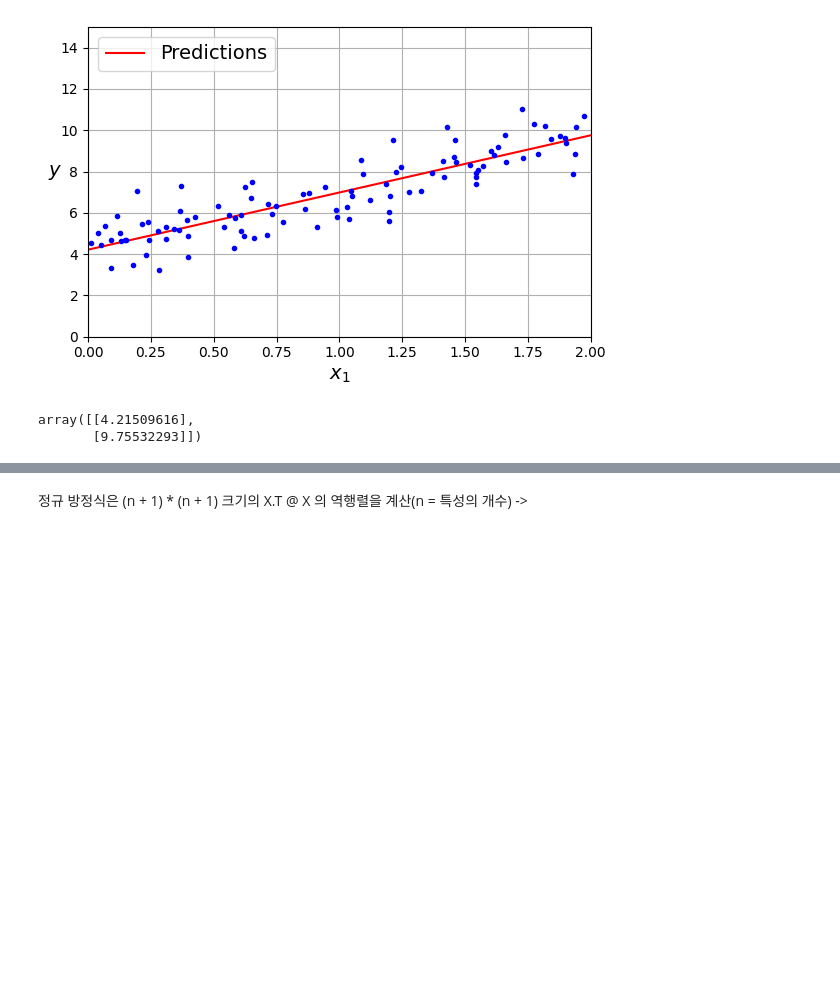
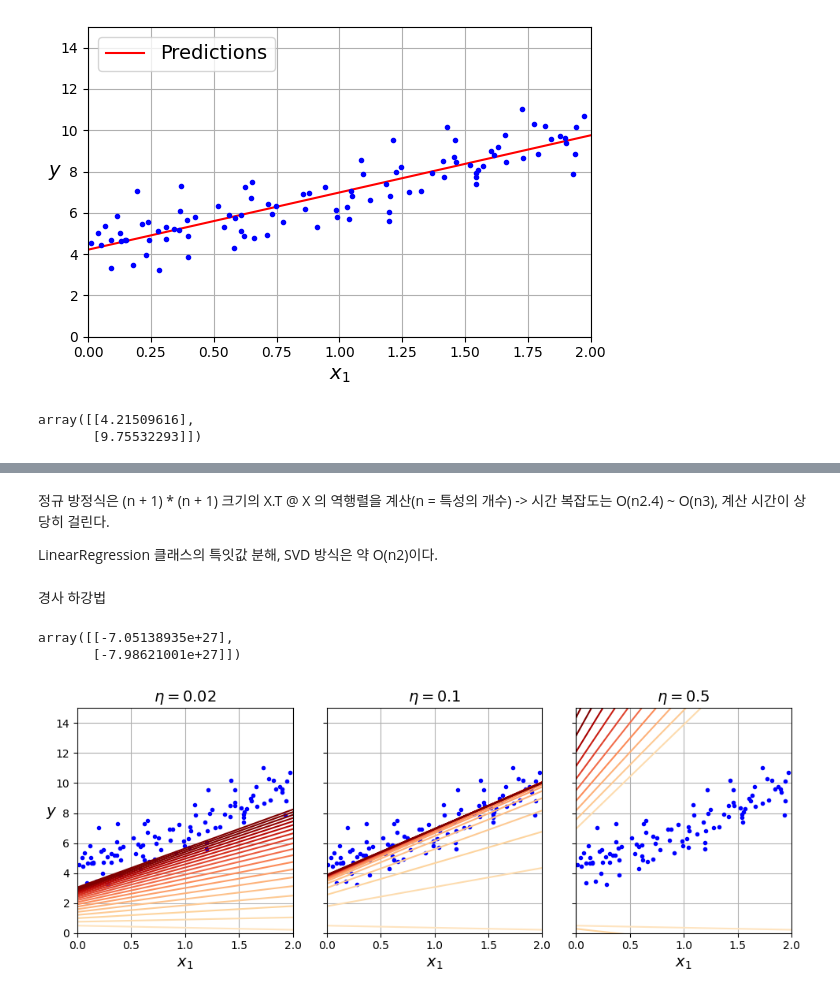
Before and after one commit to jhh0107gsc-hub/study_ml, a Jupyter notebook: 04_training_linear_models.ipynb, the cells around one changed output, grey strips where cells are left out. Saved outputs shown, nothing was run; the diff lists cells and outputs as text; code cells hidden in the pictures; blank space fills up the shorter version.

```diff
--- a/04_training_linear_models.ipynb
+++ b/04_training_linear_models.ipynb
@@ -130,2 +133,73 @@ theta_best_svd
 # %% [markdown]
-정규 방정식은 (n + 1) * (n + 1) 크기의 X.T @ X 의 역행렬을 계산(n = 특성의 개수) ->
+정규 방정식은 (n + 1) * (n + 1) 크기의 X.T @ X 의 역행렬을 계산(n = 특성의 개수) -> 시간 복잡도는 O(n2.4) ~ O(n3), 계산 시간이 상당히 걸린다.
+
+LinearRegression 클래스의 특잇값 분해, SVD 방식은 약 O(n2)이다.
+# %% [markdown]
+경사 하강법
+# %%
+# 각 모델 파라미터에 대해 비용 함수의 기울기를 계산, 즉 각 파라미터에 대해 편도함수를 구한다.
+
+eta = 0.5  # 학습률
+n_epochs = 1000  # 에포크
+m = len(X_b)  # 샘플 개수
+
+np.random.seed(42)
+theta = np.random.randn(2, 1)  # 임의의 파라미터
+
+for epoch in range(n_epochs):
+  gradients = 2/m * X_b.T @ (X_b @ theta - y)
+  theta = theta - eta * gradients
+
+# 졍규 방정식으로 찾은 결과와 같다.
+theta
+# %% [output]
+array([[-7.05138935e+27],
+       [-7.98621001e+27]])
+# %%
+import matplotlib as mpl
+
+def plot_gradient_descent(theta, eta):
+    m = len(X_b)
+    plt.plot(X, y, "b.")
+    n_epochs = 1000
+    n_shown = 20
+    theta_path = []
+    for epoch in range(n_epochs):
+        if epoch < n_shown:
+            y_predict = X_new_b @ theta
+            color = mpl.colors.rgb2hex(plt.cm.OrRd(epoch / n_shown + 0.15))
+            plt.plot(X_new, y_predict, linestyle="solid", color=color)
+        gradients = 2 / m * X_b.T @ (X_b @ theta - y)
+        theta = theta - eta * gradients
+        theta_path.append(theta)
+    plt.xlabel("$x_1$")
+    plt.axis([0, 2, 0, 15])
+    plt.grid()
+    plt.title(fr"$\eta = {eta}$")
+    return theta_path
+
+np.random.seed(42)
+theta = np.random.randn(2, 1)  # 랜덤 초기화
+
+plt.figure(figsize=(10, 4))
+plt.subplot(131)
+plot_gradient_descent(theta, eta=0.02)
+plt.ylabel("$y$", rotation=0)
+plt.subplot(132)
+theta_path_bgd = plot_gradient_descent(theta, eta=0.1)
+plt.gca().axes.yaxis.set_ticklabels([])
+plt.subplot(133)
+plt.gca().axes.yaxis.set_ticklabels([])
+plot_gradient_descent(theta, eta=0.5)
+save_fig("gradient_descent_plot")
+plt.show()
+
+# 하이퍼 파라미터인 학습률을 다르게 하여 학습할 수 있는데, 학습률을 0.02로 매우 작게 설정한 경우
+# 주어진 에포크 내 최적점에 도달하지 못함을 보이며 학습률을 0.5로 매우 크게 설정한 경우
+# 스텝마다 최적점에서 멀어쳐 결국 발산하는 모습을 보인다. 따라서 적절한 학습률을 찾기 위해 그리드 서치라는 기법을 사용한다.
+
+# 반복 횟수인 에포크 또한 하이퍼 파라미터로 너무 작다면 최적점에 도달하기 전 학습이 종료되며
+# 너무 크다면 파라미터가 최적점에 도달했음에도 학습이 계속해서 이루어지는 점이 있다.
+# 이는 반복 횟수를 매우 크게 지정한 후 기울기 벡터의 노름이 작아지면, 즉 최적점에 허용 오차만큼 다가가면 학습을 중지할 수 있다.
+# %% [output]
+[figure, added]
```
Also changed, not shown: parts of 5 cells of this notebook.
